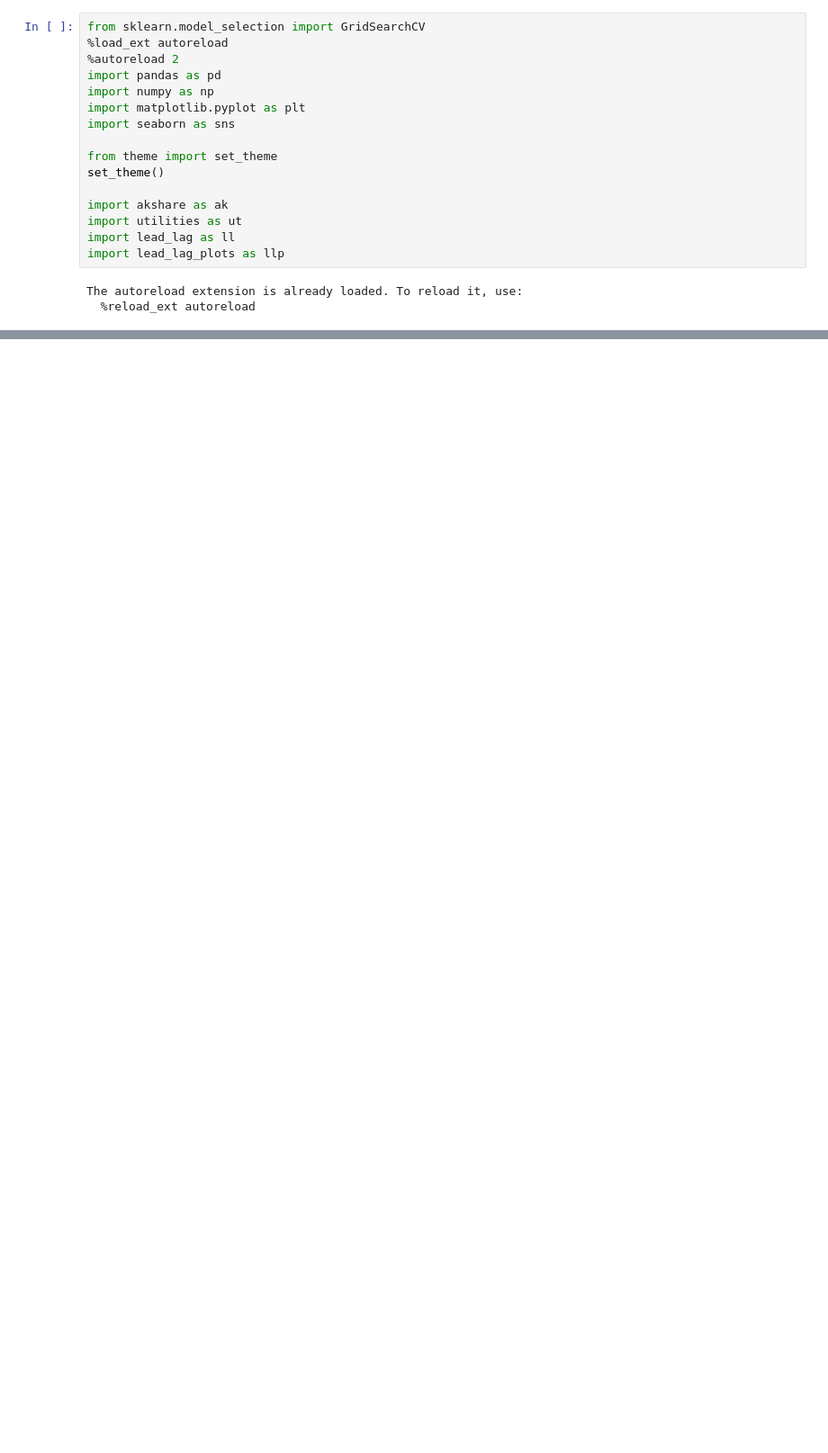
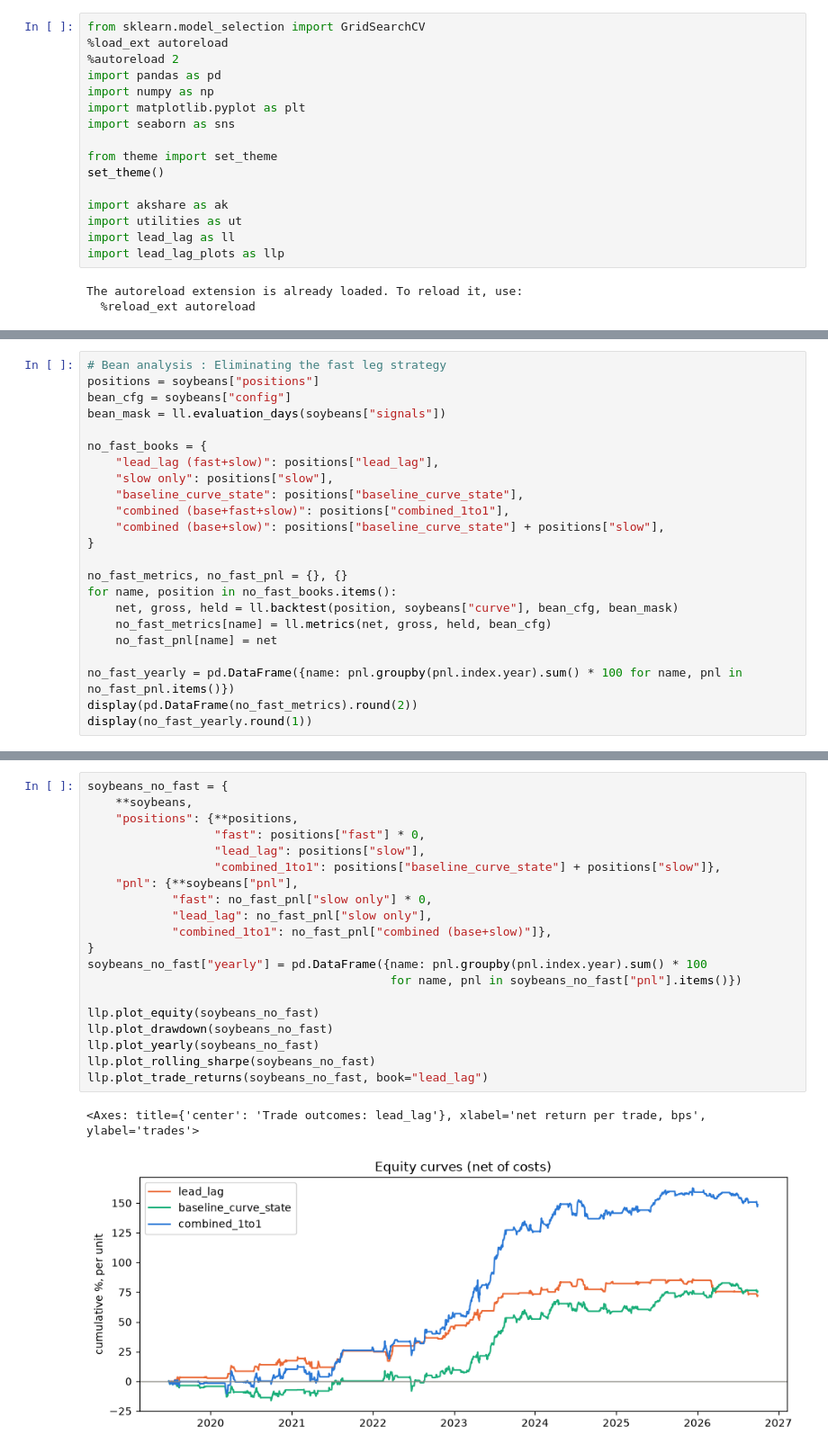
Before and after one commit to NicLabuschagne/asia-em-ags-research, a Jupyter notebook: notebooks/curve_divergence.ipynb, the cells around one changed output, grey strips where cells are left out. Shown at 90% size. Saved outputs shown, nothing was run; the diff lists cells and outputs as text; blank space fills up the shorter version.

```diff
--- a/notebooks/curve_divergence.ipynb
+++ b/notebooks/curve_divergence.ipynb
@@ -80,0 +141,23 @@ llp.plot_trade_returns(results, book="slow")
+# %%
+# Bean analysis : Eliminating the fast leg strategy
+positions = soybeans["positions"]
+bean_cfg = soybeans["config"]
+bean_mask = ll.evaluation_days(soybeans["signals"])
+
+no_fast_books = {
+    "lead_lag (fast+slow)": positions["lead_lag"],
+    "slow only": positions["slow"],
+    "baseline_curve_state": positions["baseline_curve_state"],
+    "combined (base+fast+slow)": positions["combined_1to1"],
+    "combined (base+slow)": positions["baseline_curve_state"] + positions["slow"],
+}
+
+no_fast_metrics, no_fast_pnl = {}, {}
+for name, position in no_fast_books.items():
+    net, gross, held = ll.backtest(position, soybeans["curve"], bean_cfg, bean_mask)
+    no_fast_metrics[name] = ll.metrics(net, gross, held, bean_cfg)
+    no_fast_pnl[name] = net
+
+no_fast_yearly = pd.DataFrame({name: pnl.groupby(pnl.index.year).sum() * 100 for name, pnl in no_fast_pnl.items()})
+display(pd.DataFrame(no_fast_metrics).round(2))
+display(no_fast_yearly.round(1))
@@ -80,0 +189,23 @@ llp.plot_trade_returns(results, book="slow")
+# %%
+soybeans_no_fast = {
+    **soybeans,
+    "positions": {**positions,
+                  "fast": positions["fast"] * 0,
+                  "lead_lag": positions["slow"],
+                  "combined_1to1": positions["baseline_curve_state"] + positions["slow"]},
+    "pnl": {**soybeans["pnl"],
+            "fast": no_fast_pnl["slow only"] * 0,
+            "lead_lag": no_fast_pnl["slow only"],
+            "combined_1to1": no_fast_pnl["combined (base+slow)"]},
+}
+soybeans_no_fast["yearly"] = pd.DataFrame({name: pnl.groupby(pnl.index.year).sum() * 100
+                                           for name, pnl in soybeans_no_fast["pnl"].items()})
+
+llp.plot_equity(soybeans_no_fast)
+llp.plot_drawdown(soybeans_no_fast)
+llp.plot_yearly(soybeans_no_fast)
+llp.plot_rolling_sharpe(soybeans_no_fast)
+llp.plot_trade_returns(soybeans_no_fast, book="lead_lag")
+# %% [output]
+<Axes: title={'center': 'Trade outcomes: lead_lag'}, xlabel='net return per trade, bps', ylabel='trades'>
+[figure, added]
```
Also changed, not shown: parts of 15 cells of this notebook, 2 other files.
